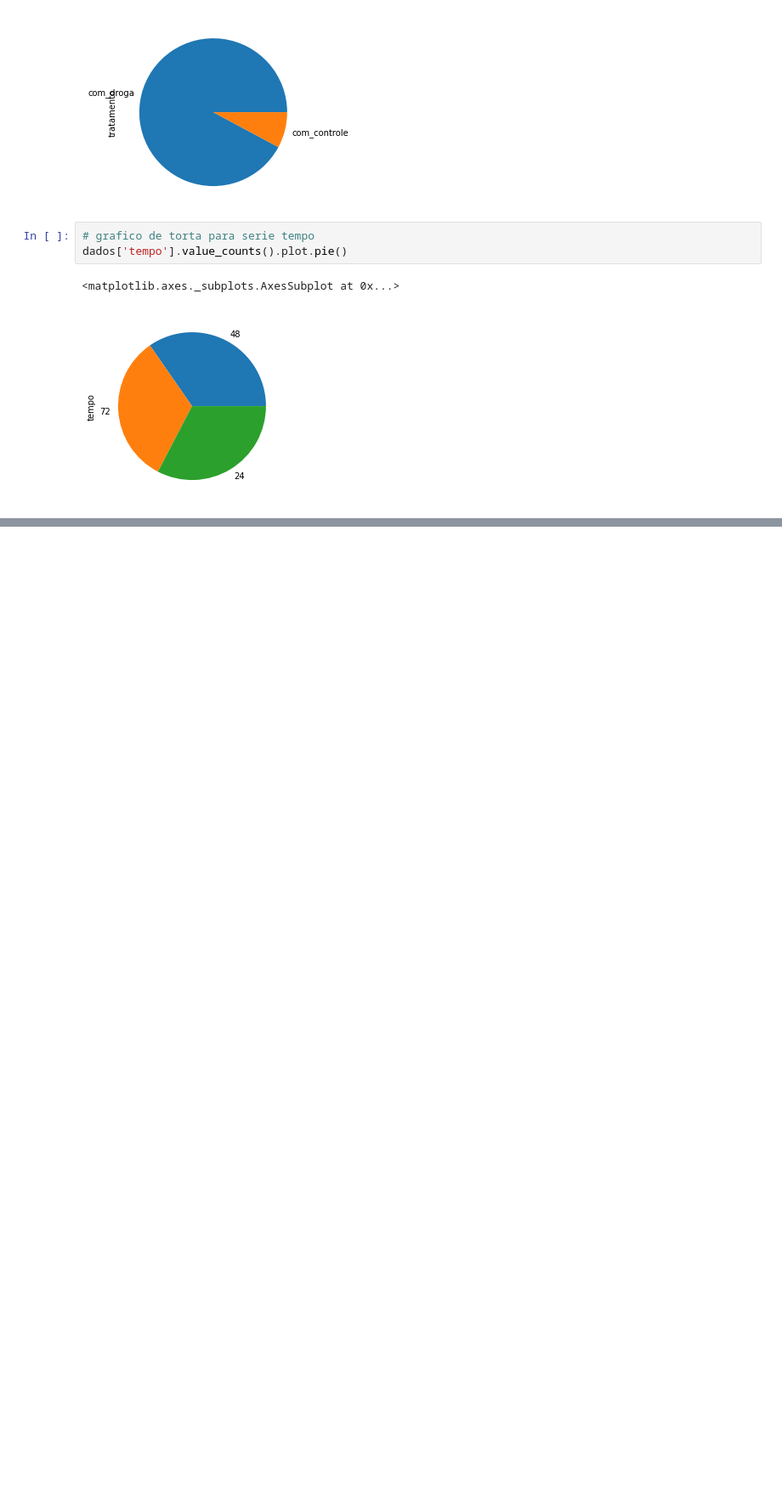
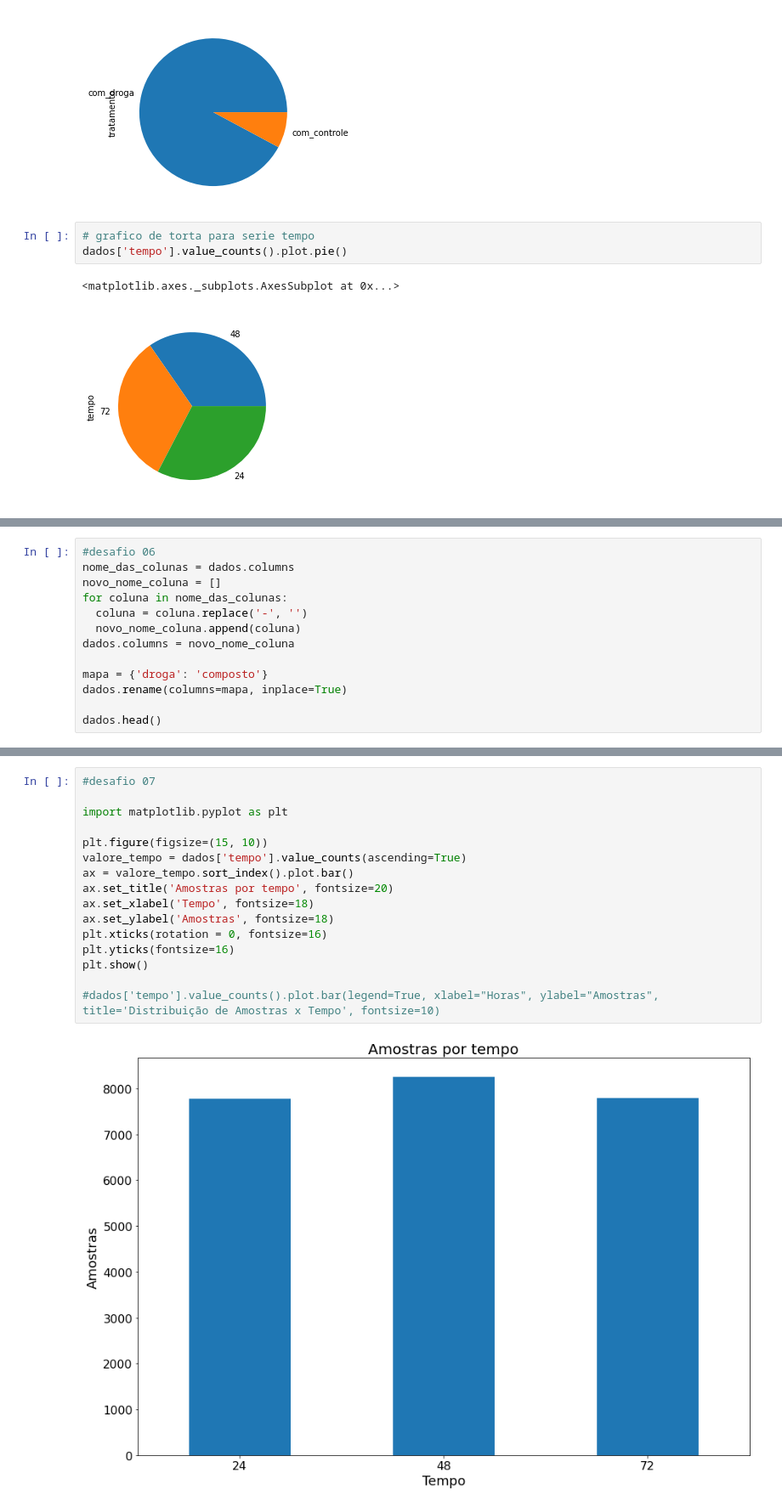
Before and after one commit to fpellizon/imersao_dados, a Jupyter notebook: imersao_dados.ipynb, the cells around one changed output, grey strips where cells are left out. Shown at 85% size. Saved outputs shown, nothing was run; the diff lists cells and outputs as text; blank space fills up the shorter version.

```diff
--- a/imersao_dados.ipynb
+++ b/imersao_dados.ipynb
@@ -161,0 +257,13 @@ dados['droga'].value_counts().shape
+# %%
+#desafio 06
+nome_das_colunas = dados.columns
+novo_nome_coluna = []
+for coluna in nome_das_colunas:
+  coluna = coluna.replace('-', '')
+  novo_nome_coluna.append(coluna)
+dados.columns = novo_nome_coluna
+
+mapa = {'droga': 'composto'}
+dados.rename(columns=mapa, inplace=True)
+
+dados.head()
@@ -161,0 +278,18 @@ dados['droga'].value_counts().shape
+# %%
+#desafio 07
+
+import matplotlib.pyplot as plt
+
+plt.figure(figsize=(15, 10))
+valore_tempo = dados['tempo'].value_counts(ascending=True)
+ax = valore_tempo.sort_index().plot.bar()
+ax.set_title('Amostras por tempo', fontsize=20)
+ax.set_xlabel('Tempo', fontsize=18)
+ax.set_ylabel('Amostras', fontsize=18)
+plt.xticks(rotation = 0, fontsize=16)
+plt.yticks(fontsize=16)
+plt.show()
+
+#dados['tempo'].value_counts().plot.bar(legend=True, xlabel="Horas", ylabel="Amostras", title='Distribuição de Amostras x Tempo', fontsize=10)
+# %% [output]
+[figure, added]
```
Also changed, not shown: parts of 64 cells of this notebook.
